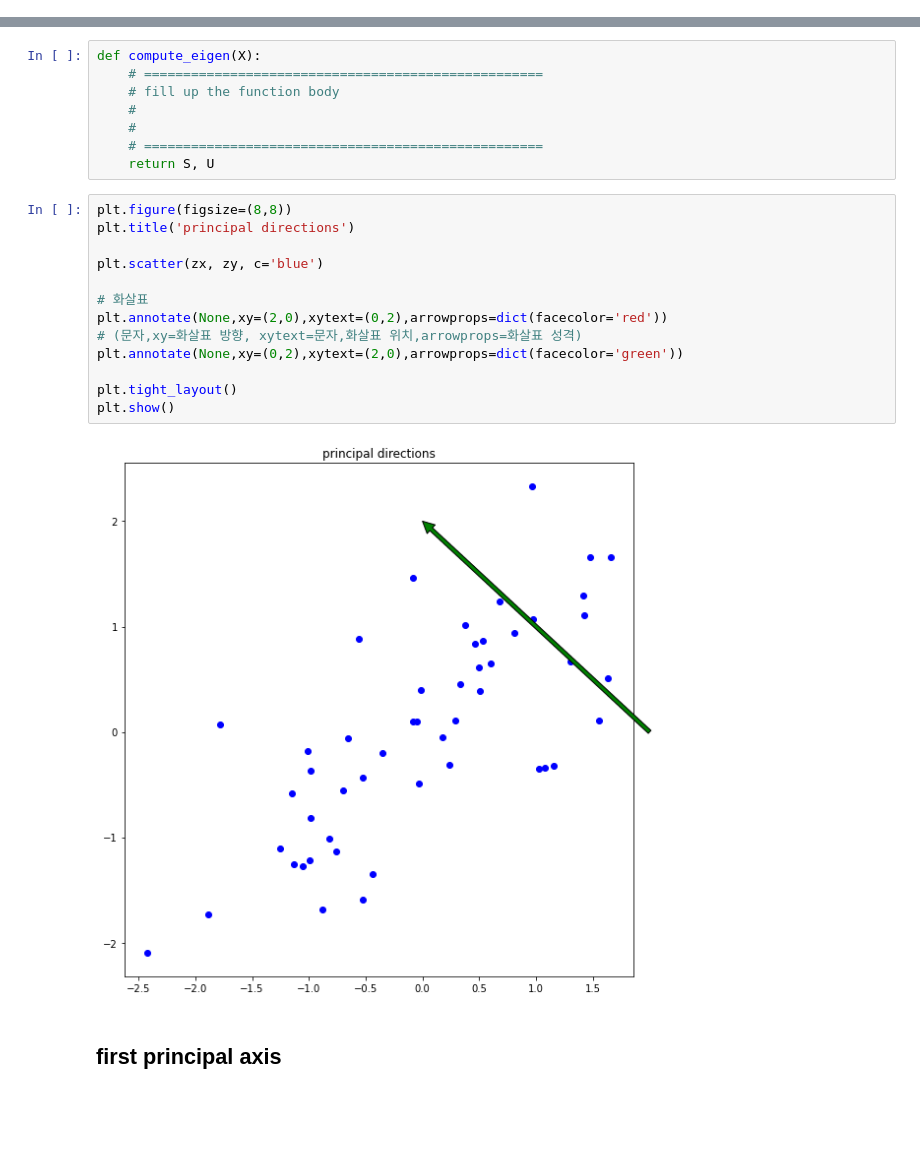
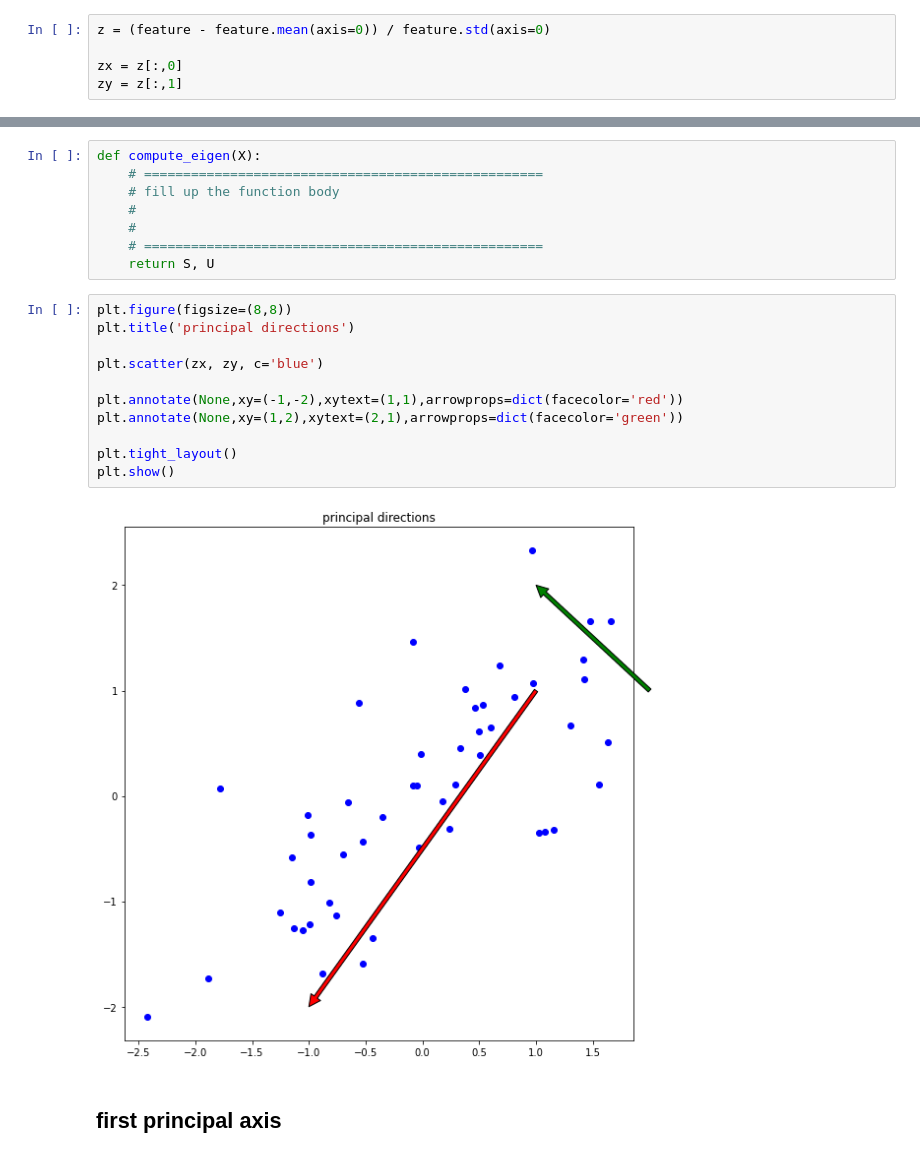
Before and after one commit to JungWoo-Kim/assignment-machine-learning, a Jupyter notebook: 12/assignment_12.ipynb, the cells around one changed output, grey strips where cells are left out. Drawn from its saved outputs; the diff is of its cells as text; blank space fills up the shorter version.

```diff
--- a/12/assignment_12.ipynb
+++ b/12/assignment_12.ipynb
@@ -33,4 +33,9 @@ plt.show()
 [figure]
 # %% [markdown]
 ## Normalization (Z-scoring)
+# %%
+z = (feature - feature.mean(axis=0)) / feature.std(axis=0)
+
+zx = z[:,0]
+zy = z[:,1]
 # %%
@@ -72,18 +79,16 @@ def compute_eigen(X):
 # %%
 plt.figure(figsize=(8,8))
 plt.title('principal directions')
 
 plt.scatter(zx, zy, c='blue')
 
-# 화살표
-plt.annotate(None,xy=(2,0),xytext=(0,2),arrowprops=dict(facecolor='red'))
-# (문자,xy=화살표 방향, xytext=문자,화살표 위치,arrowprops=화살표 성격)
-plt.annotate(None,xy=(0,2),xytext=(2,0),arrowprops=dict(facecolor='green'))
+plt.annotate(None,xy=(-1,-2),xytext=(1,1),arrowprops=dict(facecolor='red'))
+plt.annotate(None,xy=(1,2),xytext=(2,1),arrowprops=dict(facecolor='green'))
 
 plt.tight_layout()
 plt.show()
 # %% [output]
-[figure, old version]
+[figure, new version]
 # %% [markdown]
 ## first principal axis
 # %%
```
Also changed, not shown: parts of 4 cells of this notebook.
